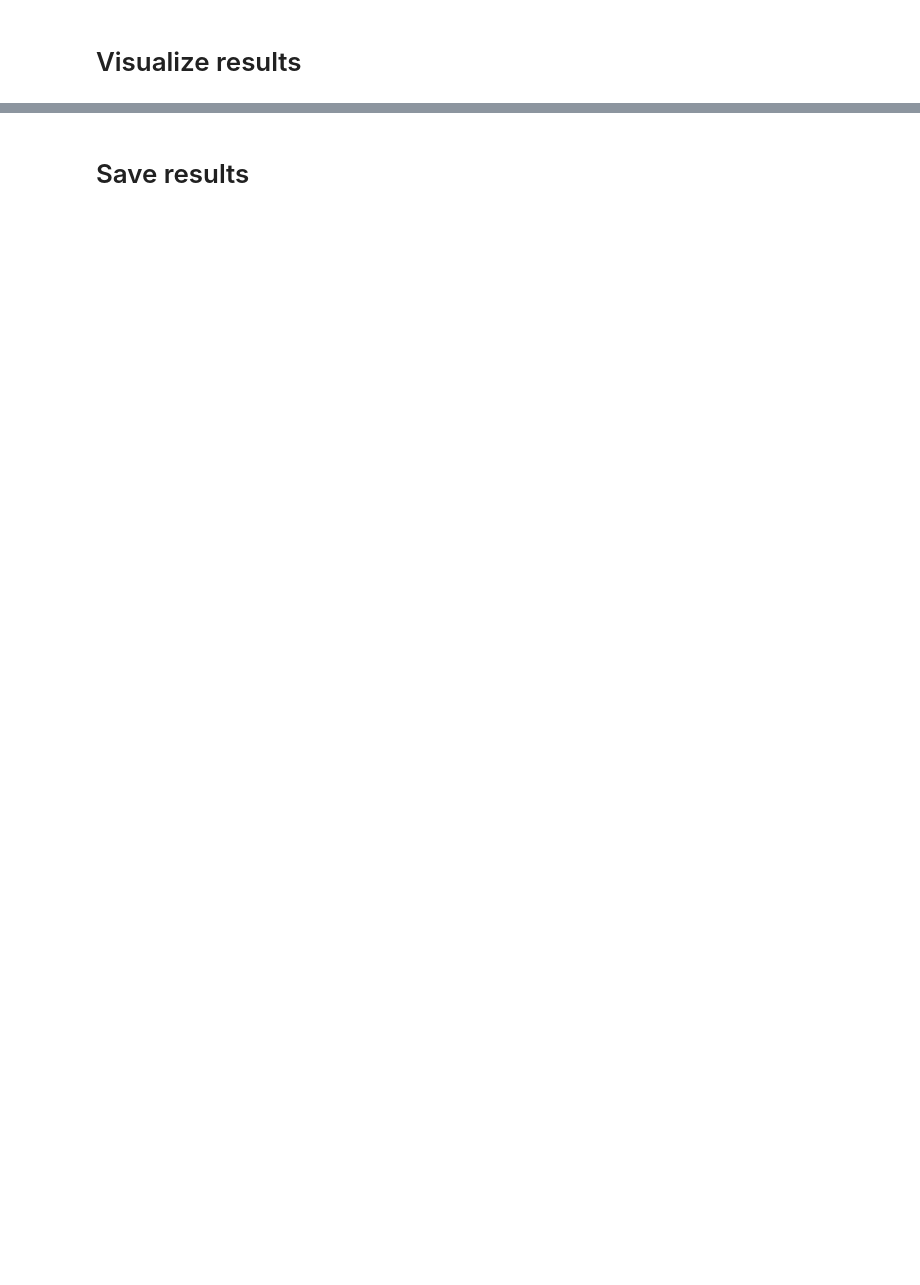
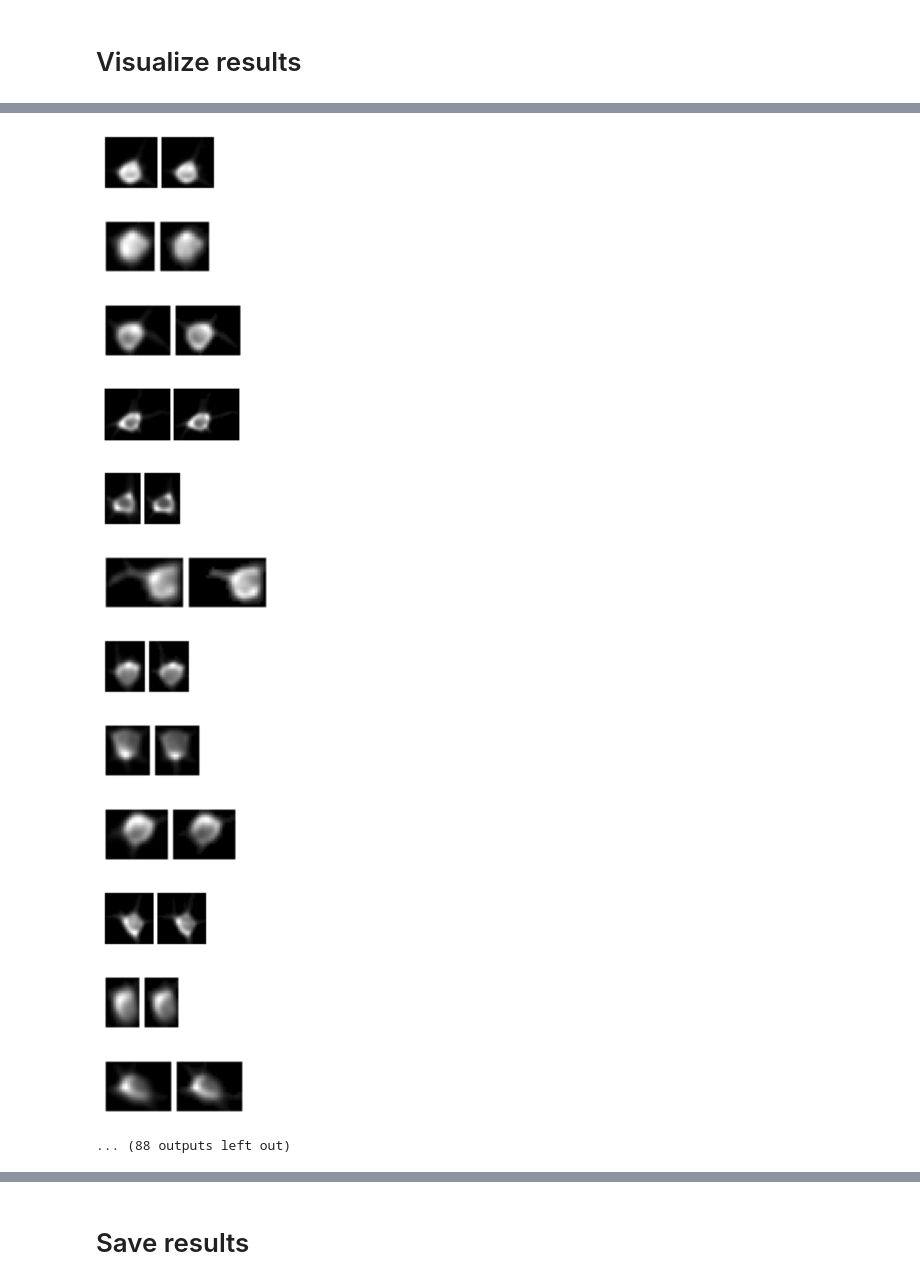
Before and after one commit to gyu-heo/ROICaT, a Jupyter notebook: notebooks/tracking_interactive_notebook.ipynb, the cells around one changed output, grey strips where cells are left out. Cells and saved outputs as stored; diff of their text form; code cells hidden in the pictures; blank space fills up the shorter version.

```diff
--- a/notebooks/tracking_interactive_notebook.ipynb
+++ b/notebooks/tracking_interactive_notebook.ipynb
@@ -75,13 +71,14 @@ def print_list(l):
 # %%
-dir_allOuterFolders = Path(r"/media/rich/bigSSD/other lab data/Harnett_lab/ROI_Tracking/Vincent_Valerio/4th_email/AllStatFiles/rbp16").resolve()
+# dir_allOuterFolders = Path(r"/media/rich/bigSSD/other lab data/Harnett_lab/ROI_Tracking/Vincent_Valerio/4th_email/AllStatFiles/rbp16").resolve()
 # dir_allOuterFolders = Path(r"/media/rich/bigSSD/res2p/scanimage data/round 5 experiments/mouse 2_6/just_stat_files").resolve()
+dir_allOuterFolders = Path(r"/media/rich/bigSSD/other lab data/Harvey_lab_ROIs/Sofia_ROIs/Data for Rich/SS40/").resolve()
 
-folders_allSessions = natsort.natsorted(helpers.get_dir_contents(dir_allOuterFolders)[0])
+folders_allSessions = natsort.natsorted(helpers.get_dir_contents(dir_allOuterFolders)[0])[:2]
 
 dir_allS2pFolders = [dir_allOuterFolders / folder for folder in folders_allSessions]
 
-pathSuffixToStat = 'plane0/stat.npy'
-pathSuffixToOps = 'plane0/ops.npy'
+pathSuffixToStat = 'Slice06/stat.npy'
+pathSuffixToOps = 'Slice06/ops.npy'
 # pathSuffixToStat = 'stat.npy'
 # pathSuffixToOps = 'ops.npy'
 
@@ -92,5 +89,6 @@ paths_allOps  = np.array([path / pathSuffixToOps for path in dir_allS2pFolders])
 
 print(f'folder names of all sessions: \n{folders_allSessions}')
 print(f'paths to all stat files: \n{paths_allStat}')
+print(f'paths to all ops files: \n{paths_allOps}')
 # %% [output]
 folder names of all sessions:
@@ -492,10 +493,10 @@ if data.n_sessions >= 8:
         d_step=0.01,
     )
 
-else
+else:
     labels = clusterer.fit_sequentialHungarian(
         session_bool=data.sessionID_concat,
-        thresh_cost=0.95,
+        thresh_cost=0.6,
         d_conj=None,
         kwargs_makeConjunctiveDistanceMatrix=kwargs_makeConjunctiveDistanceMatrix_best,
     #     kwargs_makeConjunctiveDistanceMatrix={
@@ -575,3 +550,43 @@ for sf in ucid_sfCat[:600]:
+# %%
+import scipy.sparse
+
+ucids = labels.copy()
+# ucids = ucids[ucids==975]
+ucids_unique = np.unique(ucids[ucids>-1])
+
+# ROI_ims = np.concatenate(data.ROI_images, axis=0)
+ROI_ims_sparse = scipy.sparse.vstack(aligner.ROIs_aligned)
+ROI_ims_sparse = ROI_ims_sparse.multiply( ROI_ims_sparse.max(1).power(-1) ).tocsr()
+
+
+ucid_sfCat = []
+for ucid in ucids_unique:
+    idx = np.where(ucids == ucid)[0]
+    ucid_sfCat.append( np.concatenate(list(visualization.crop_cluster_ims(ROI_ims_sparse[idx].toarray().reshape(len(idx), data.FOV_height, data.FOV_width))), axis=1) )
+#     ucid_sfCat.append( np.concatenate(list(ROI_ims_sparse[idx].toarray().reshape(len(idx), data.FOV_height, data.FOV_width)), axis=1) )
+# data.ROI_images[i_sesh][idx] for
+
+
+%matplotlib inline
+
+for sf in ucid_sfCat[:100]:
+    plt.figure(figsize=(40,1))
+    plt.imshow(sf, cmap='gray')
+    plt.axis('off')
+# %% [output]
+[figure, added]
+[figure, added]
+[figure, added]
+[figure, added]
+[figure, added]
+[figure, added]
+[figure, added]
+[figure, added]
+[figure, added]
+[figure, added]
+[figure, added]
+[figure, added]
+... (88 outputs left out)
 # %%
 %matplotlib notebook
 
```
Also changed, not shown: parts of 41 cells of this notebook, 2 other files.
